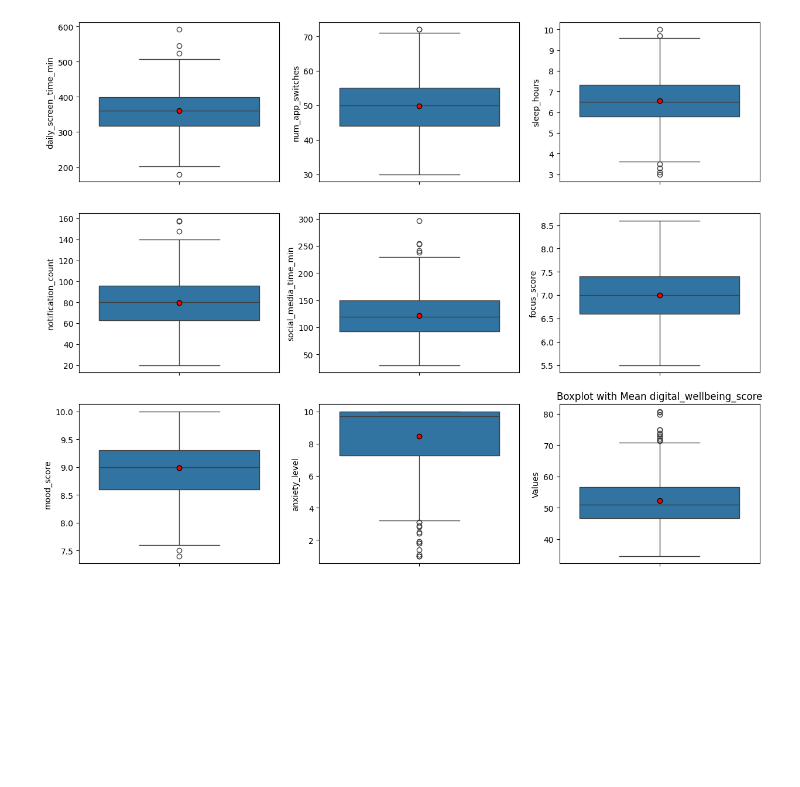
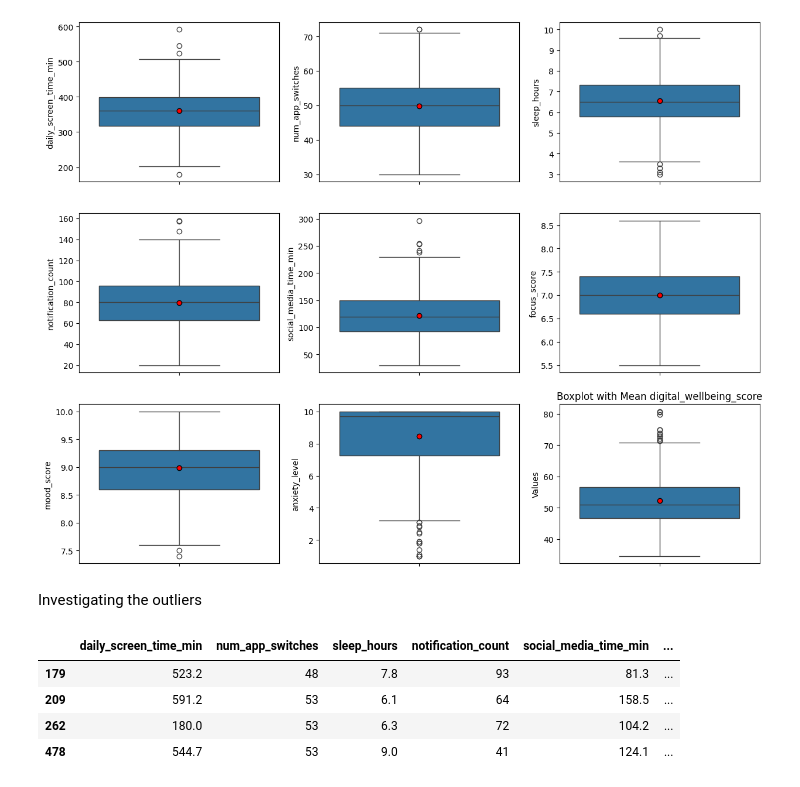
Before and after one commit to sandra-kemboi/Logistic-regression, a Jupyter notebook: mental_health.ipynb, the cells around one changed output. Cells and saved outputs as stored; diff of their text form; code cells hidden in the pictures; blank space fills up the shorter version.

```diff
--- a/mental_health.ipynb
+++ b/mental_health.ipynb
@@ -87,3 +87,5 @@ for i, col in enumerate(cols):
 plt.show()
 # %% [output]
 [figure]
+# %% [markdown]
+Investigating the outliers
@@ -89,0 +115,12 @@ plt.show()
+# %%
+#Outliers for daily screen time
+
+screen_time = Outliers(data, 'daily_screen_time_min')
+screen_time_rows = screen_time.Find_outliers()
+screen_time_rows
+# %% [output]
+|  | daily_screen_time_min | num_app_switches | sleep_hours | notification_count | social_media_time_min | ... |
+| 179 | 523.2 | 48 | 7.8 | 93 | 81.3 | ... |
+| 209 | 591.2 | 53 | 6.1 | 64 | 158.5 | ... |
+| 262 | 180.0 | 53 | 6.3 | 72 | 104.2 | ... |
+| 478 | 544.7 | 53 | 9.0 | 41 | 124.1 | ... |
```
Also changed, not shown: parts of 4 cells of this notebook.
